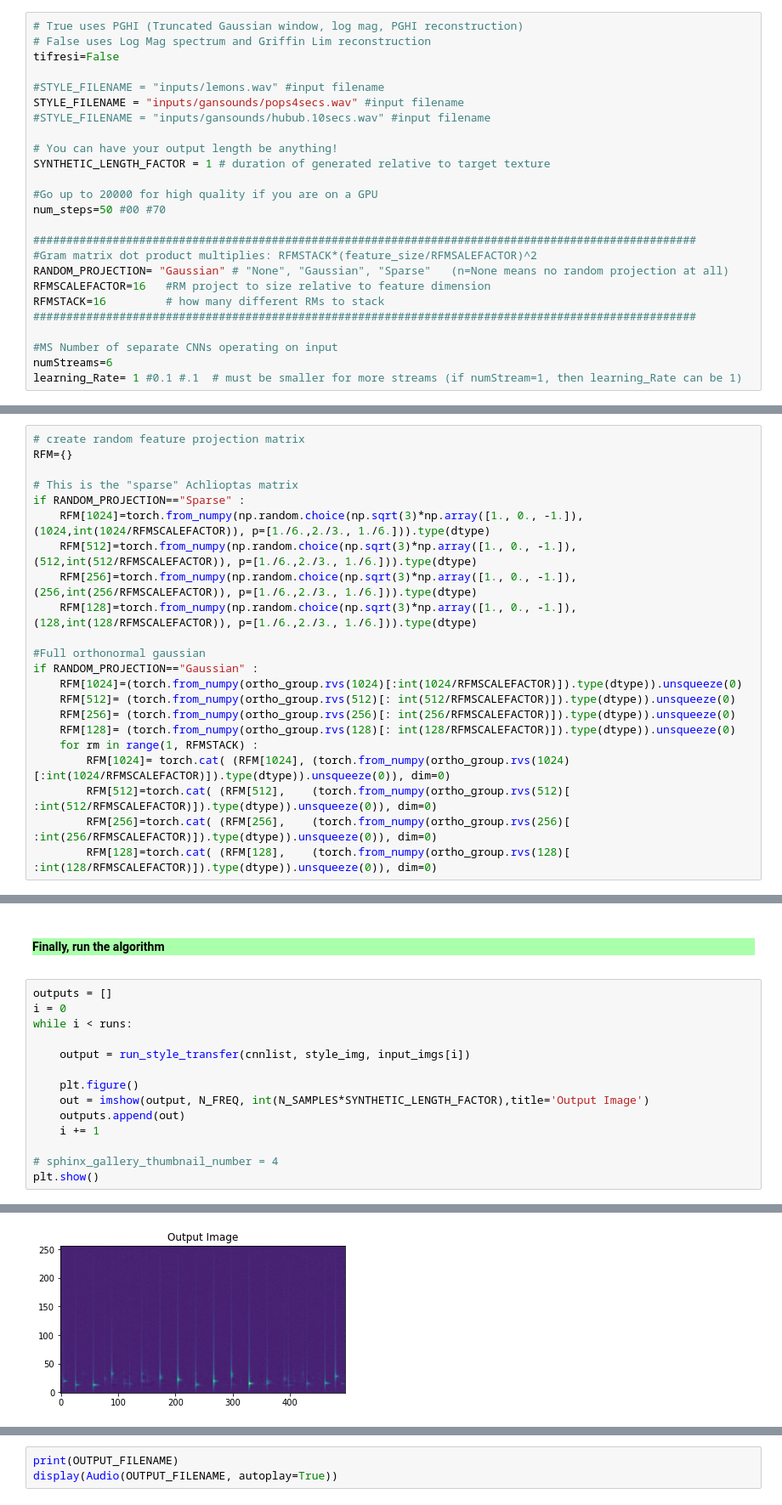
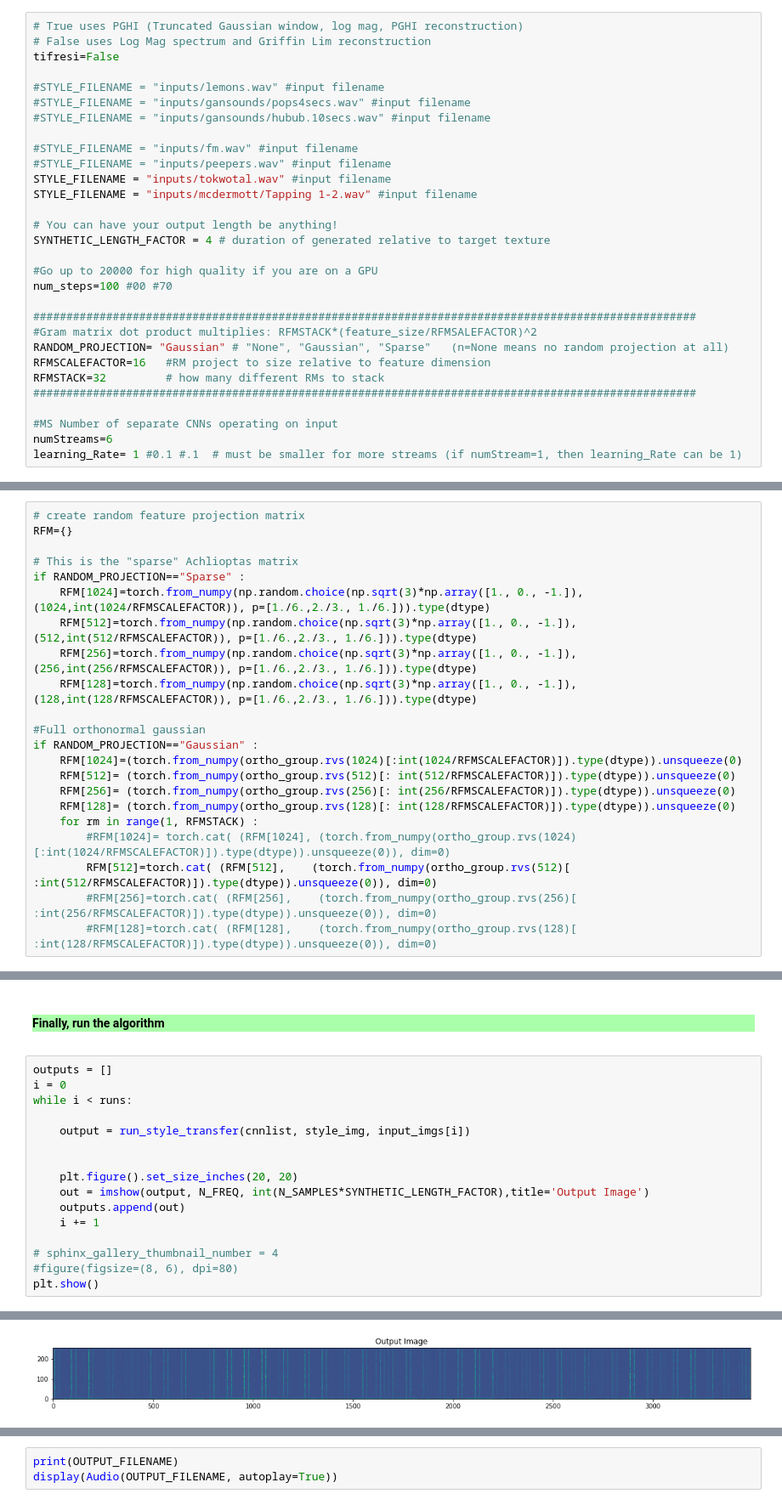
Before and after one commit to lonce/Audio_NeuralStyle, a Jupyter notebook: chitrabest-GMdistance.ipynb, the cells around one changed output, grey strips where cells are left out. Shown at 85% size. Cells and saved outputs as stored; diff of their text form.

```diff
--- a/chitrabest-GMdistance.ipynb
+++ b/chitrabest-GMdistance.ipynb
@@ -54,20 +54,25 @@ def inv_log(img):
 tifresi=False
 
 #STYLE_FILENAME = "inputs/lemons.wav" #input filename
-STYLE_FILENAME = "inputs/gansounds/pops4secs.wav" #input filename
+#STYLE_FILENAME = "inputs/gansounds/pops4secs.wav" #input filename
 #STYLE_FILENAME = "inputs/gansounds/hubub.10secs.wav" #input filename
 
+#STYLE_FILENAME = "inputs/fm.wav" #input filename
+#STYLE_FILENAME = "inputs/peepers.wav" #input filename
+STYLE_FILENAME = "inputs/tokwotal.wav" #input filename
+STYLE_FILENAME = "inputs/mcdermott/Tapping 1-2.wav" #input filename
+
 # You can have your output length be anything!
-SYNTHETIC_LENGTH_FACTOR = 1 # duration of generated relative to target texture
+SYNTHETIC_LENGTH_FACTOR = 4 # duration of generated relative to target texture
 
 #Go up to 20000 for high quality if you are on a GPU
-num_steps=50 #00 #70
+num_steps=100 #00 #70
 
 ####################################################################################################
 #Gram matrix dot product multiplies: RFMSTACK*(feature_size/RFMSALEFACTOR)^2
 RANDOM_PROJECTION= "Gaussian" # "None", "Gaussian", "Sparse"   (n=None means no random projection at all)
 RFMSCALEFACTOR=16   #RM project to size relative to feature dimension
-RFMSTACK=16         # how many different RMs to stack
+RFMSTACK=32         # how many different RMs to stack
 ####################################################################################################
 
 #MS Number of separate CNNs operating on input
@@ -534,10 +539,10 @@ if RANDOM_PROJECTION=="Gaussian" :
     RFM[256]= (torch.from_numpy(ortho_group.rvs(256)[: int(256/RFMSCALEFACTOR)]).type(dtype)).unsqueeze(0)
     RFM[128]= (torch.from_numpy(ortho_group.rvs(128)[: int(128/RFMSCALEFACTOR)]).type(dtype)).unsqueeze(0)
     for rm in range(1, RFMSTACK) :
-        RFM[1024]= torch.cat( (RFM[1024], (torch.from_numpy(ortho_group.rvs(1024)[:int(1024/RFMSCALEFACTOR)]).type(dtype)).unsqueeze(0)), dim=0)
+        #RFM[1024]= torch.cat( (RFM[1024], (torch.from_numpy(ortho_group.rvs(1024)[:int(1024/RFMSCALEFACTOR)]).type(dtype)).unsqueeze(0)), dim=0)
         RFM[512]=torch.cat( (RFM[512],    (torch.from_numpy(ortho_group.rvs(512)[ :int(512/RFMSCALEFACTOR)]).type(dtype)).unsqueeze(0)), dim=0)
-        RFM[256]=torch.cat( (RFM[256],    (torch.from_numpy(ortho_group.rvs(256)[ :int(256/RFMSCALEFACTOR)]).type(dtype)).unsqueeze(0)), dim=0)
-        RFM[128]=torch.cat( (RFM[128],    (torch.from_numpy(ortho_group.rvs(128)[ :int(128/RFMSCALEFACTOR)]).type(dtype)).unsqueeze(0)), dim=0)
+        #RFM[256]=torch.cat( (RFM[256],    (torch.from_numpy(ortho_group.rvs(256)[ :int(256/RFMSCALEFACTOR)]).type(dtype)).unsqueeze(0)), dim=0)
+        #RFM[128]=torch.cat( (RFM[128],    (torch.from_numpy(ortho_group.rvs(128)[ :int(128/RFMSCALEFACTOR)]).type(dtype)).unsqueeze(0)), dim=0)
 # %%
 class GramMatrix(nn.Module):
 
@@ -1012,12 +1018,14 @@ while i < runs:
 
     output = run_style_transfer(cnnlist, style_img, input_imgs[i])
 
-    plt.figure()
+
+    plt.figure().set_size_inches(20, 20)
     out = imshow(output, N_FREQ, int(N_SAMPLES*SYNTHETIC_LENGTH_FACTOR),title='Output Image')
     outputs.append(out)
     i += 1
 
 # sphinx_gallery_thumbnail_number = 4
+#figure(figsize=(8, 6), dpi=80)
 plt.show()
 # %% [output]
 Building the style transfer model..
@@ -1044,4 +1053,4 @@ mean and sigma: 0.02622033 0.13875028
-[figure, old version]
+[figure, new version]
 # %%
 #SPECTOFFSET
 SPECTOFFSET=0
```
Also changed, not shown: parts of 11 cells of this notebook, 5 other files.
